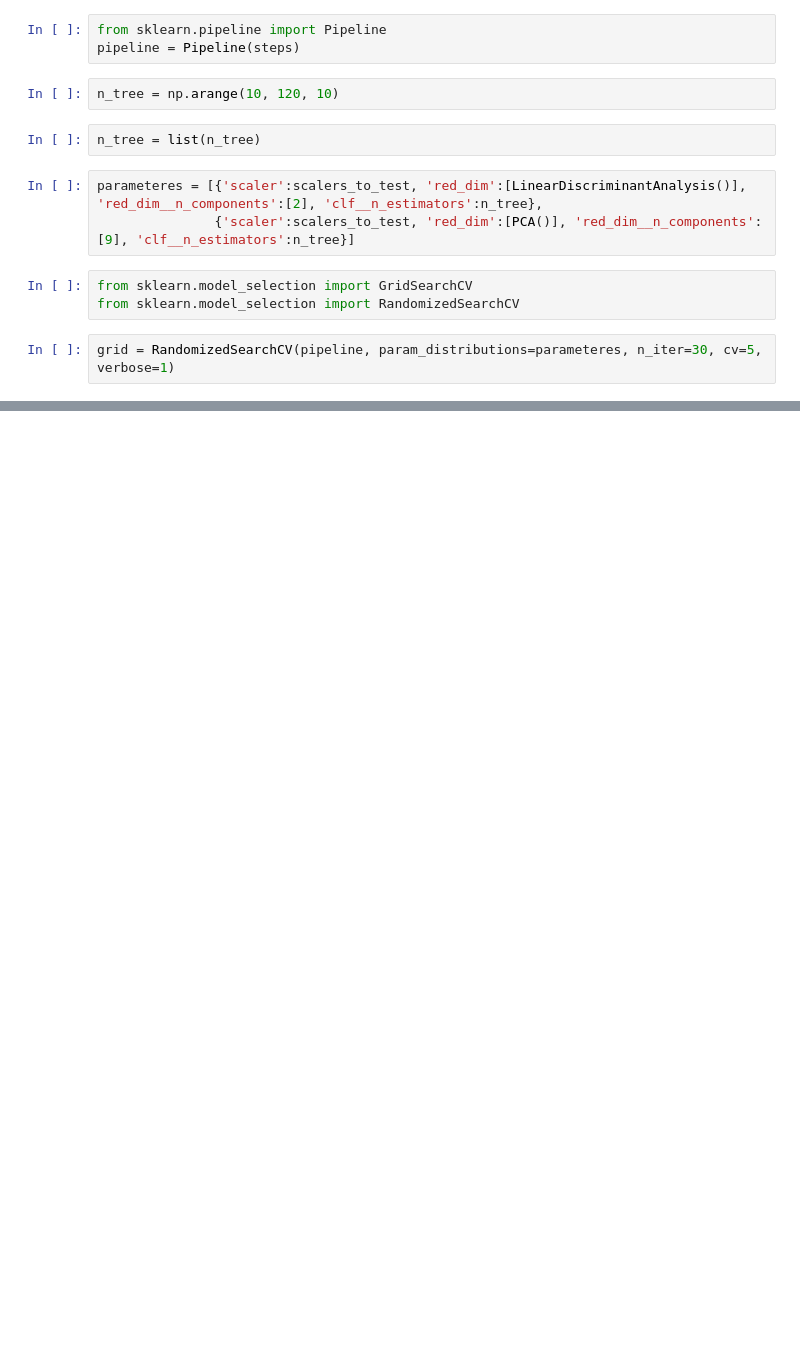
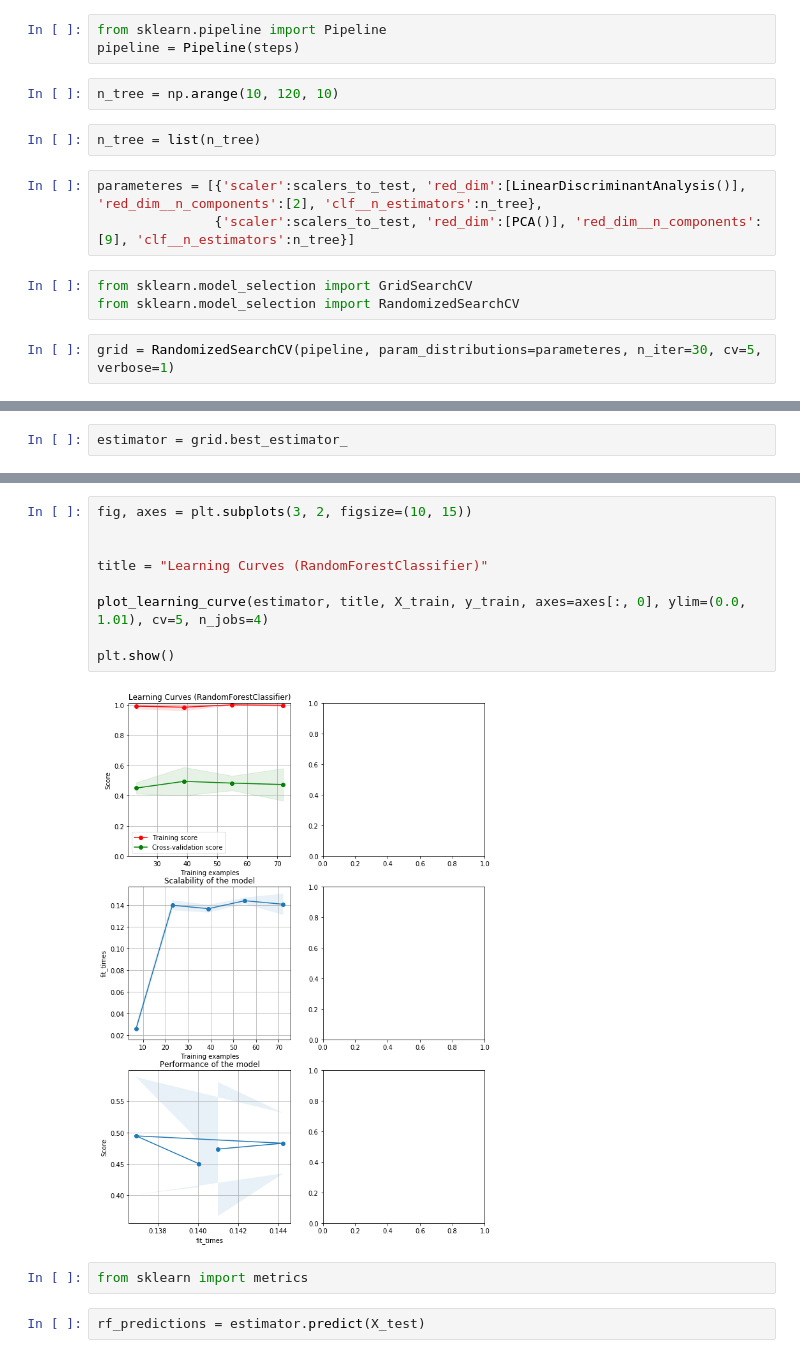
Before and after one commit to leonardoub/SCRIPT_PALERMO, a Jupyter notebook: Easy_features_classification.ipynb, the cells around one changed output, grey strips where cells are left out. Cells and saved outputs as stored; diff of their text form; blank space fills up the shorter version.

```diff
--- a/Easy_features_classification.ipynb
+++ b/Easy_features_classification.ipynb
@@ -200,0 +203,2 @@ print(grid.best_params_)
+# %%
+estimator = grid.best_estimator_
@@ -200,0 +351,15 @@ print(grid.best_params_)
+# %%
+fig, axes = plt.subplots(3, 2, figsize=(10, 15))
+
+
+title = "Learning Curves (RandomForestClassifier)"
+
+plot_learning_curve(estimator, title, X_train, y_train, axes=axes[:, 0], ylim=(0.0, 1.01), cv=5, n_jobs=4)
+
+plt.show()
+# %% [output]
+[figure, added]
+# %%
+from sklearn import metrics
+# %%
+rf_predictions = estimator.predict(X_test)
```
Also changed, not shown: parts of 10 cells of this notebook.
